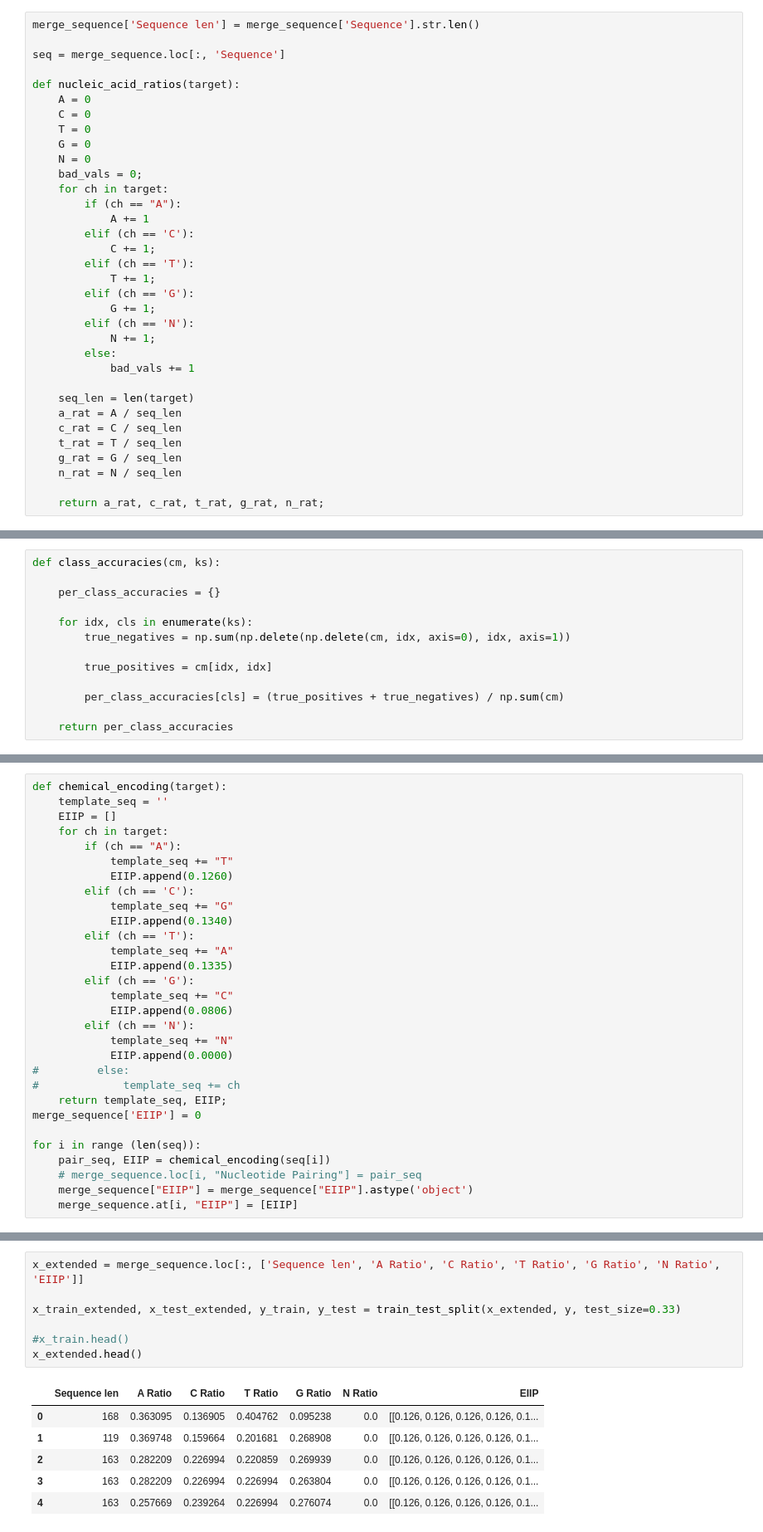
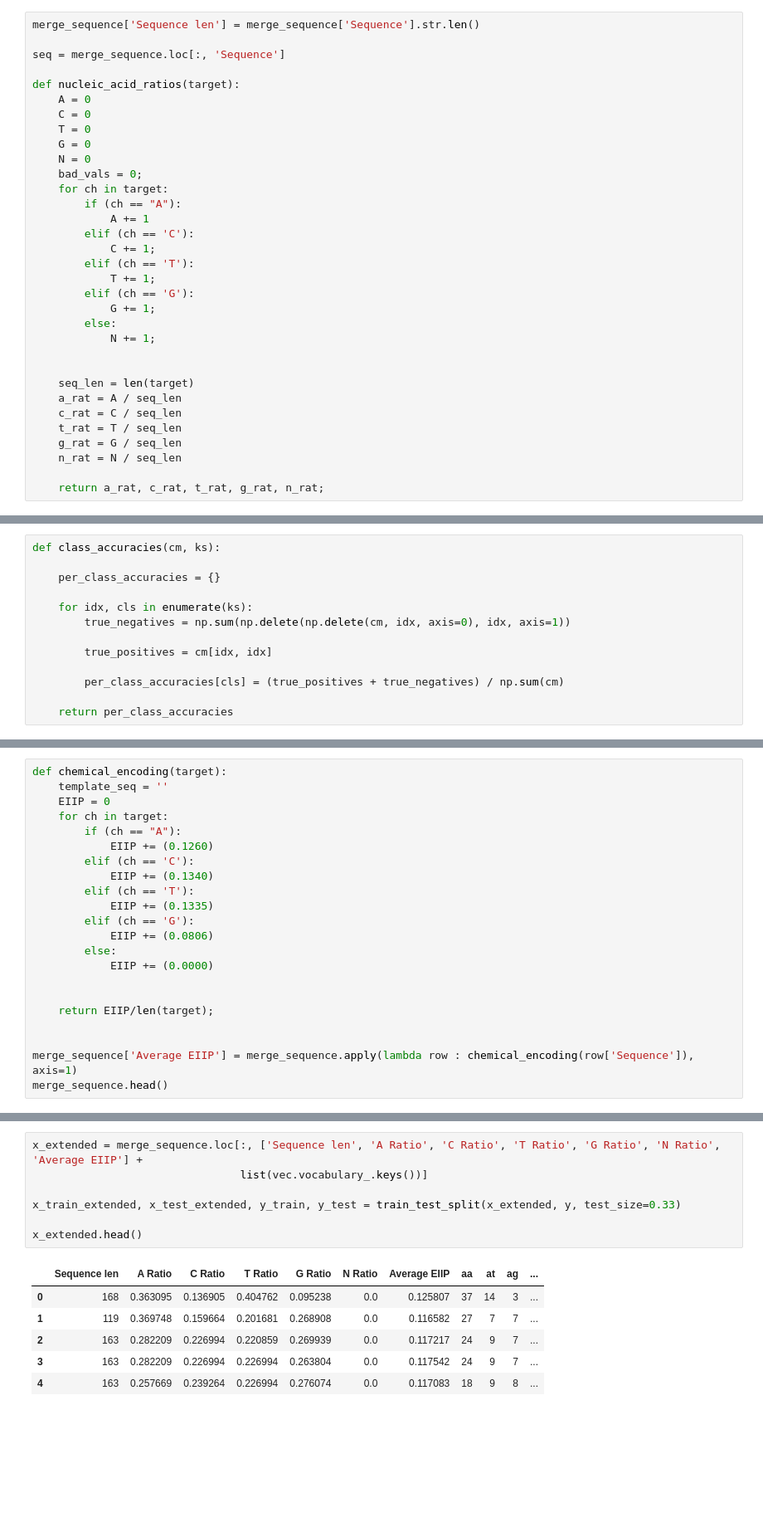
Before and after one commit to azuchows/rna_class, a Jupyter notebook: RNA_Classification.ipynb, the cells around one changed output, grey strips where cells are left out. Shown at 83% size. Cells and saved outputs as stored; diff of their text form; blank space fills up the shorter version.

```diff
--- a/RNA_Classification.ipynb
+++ b/RNA_Classification.ipynb
@@ -226,10 +235,9 @@ def nucleic_acid_ratios(target):
             T += 1;
         elif (ch == 'G'):
             G += 1;
-        elif (ch == 'N'):
+        else:
             N += 1;
-        else:
-            bad_vals += 1
+
 
     seq_len = len(target)
     a_rat = A / seq_len
@@ -452,31 +476,23 @@ Output dimensions of EIIP should be equal to the length of the original sequence
 # %%
 def chemical_encoding(target):
     template_seq = ''
-    EIIP = []
+    EIIP = 0
     for ch in target:
         if (ch == "A"):
-            template_seq += "T"
-            EIIP.append(0.1260)
+            EIIP += (0.1260)
         elif (ch == 'C'):
-            template_seq += "G"
-            EIIP.append(0.1340)
+            EIIP += (0.1340)
         elif (ch == 'T'):
-            template_seq += "A"
-            EIIP.append(0.1335)
+            EIIP += (0.1335)
         elif (ch == 'G'):
-            template_seq += "C"
-            EIIP.append(0.0806)
-        elif (ch == 'N'):
-            template_seq += "N"
-            EIIP.append(0.0000)
-#         else:
-#             template_seq += ch
-    return template_seq, EIIP;
-merge_sequence['EIIP'] = 0
+            EIIP += (0.0806)
+        else:
+            EIIP += (0.0000)
 
-for i in range (len(seq)):
-    pair_seq, EIIP = chemical_encoding(seq[i])
-    # merge_sequence.loc[i, "Nucleotide Pairing"] = pair_seq
-    merge_sequence["EIIP"] = merge_sequence["EIIP"].astype('object')
-    merge_sequence.at[i, "EIIP"] = [EIIP]
+
+    return EIIP/len(target);
+
+
+merge_sequence['Average EIIP'] = merge_sequence.apply(lambda row : chemical_encoding(row['Sequence']), axis=1)
+merge_sequence.head()
 # %% [output]
@@ -484,14 +506,14 @@ KeyboardInterrupt:
 # %%
-x_extended = merge_sequence.loc[:, ['Sequence len', 'A Ratio', 'C Ratio', 'T Ratio', 'G Ratio', 'N Ratio', 'EIIP']]
+x_extended = merge_sequence.loc[:, ['Sequence len', 'A Ratio', 'C Ratio', 'T Ratio', 'G Ratio', 'N Ratio', 'Average EIIP'] +
+                                list(vec.vocabulary_.keys())]
 
 x_train_extended, x_test_extended, y_train, y_test = train_test_split(x_extended, y, test_size=0.33)
 
-#x_train.head()
 x_extended.head()
 # %% [output]
-|  | Sequence len | A Ratio | C Ratio | T Ratio | G Ratio | N Ratio | EIIP |
-| 0 | 168 | 0.363095 | 0.136905 | 0.404762 | 0.095238 | 0.0 | [[0.126, 0.126, 0.126, 0.126, 0.1... |
-| 1 | 119 | 0.369748 | 0.159664 | 0.201681 | 0.268908 | 0.0 | [[0.126, 0.126, 0.126, 0.126, 0.1... |
-| 2 | 163 | 0.282209 | 0.226994 | 0.220859 | 0.269939 | 0.0 | [[0.126, 0.126, 0.126, 0.126, 0.1... |
-| 3 | 163 | 0.282209 | 0.226994 | 0.226994 | 0.263804 | 0.0 | [[0.126, 0.126, 0.126, 0.126, 0.1... |
-| 4 | 163 | 0.257669 | 0.239264 | 0.226994 | 0.276074 | 0.0 | [[0.126, 0.126, 0.126, 0.126, 0.1... |
+|  | Sequence len | A Ratio | C Ratio | T Ratio | G Ratio | N Ratio | Average EIIP | aa | at | ag | ... |
+| 0 | 168 | 0.363095 | 0.136905 | 0.404762 | 0.095238 | 0.0 | 0.125807 | 37 | 14 | 3 | ... |
+| 1 | 119 | 0.369748 | 0.159664 | 0.201681 | 0.268908 | 0.0 | 0.116582 | 27 | 7 | 7 | ... |
+| 2 | 163 | 0.282209 | 0.226994 | 0.220859 | 0.269939 | 0.0 | 0.117217 | 24 | 9 | 7 | ... |
+| 3 | 163 | 0.282209 | 0.226994 | 0.226994 | 0.263804 | 0.0 | 0.117542 | 24 | 9 | 7 | ... |
+| 4 | 163 | 0.257669 | 0.239264 | 0.226994 | 0.276074 | 0.0 | 0.117083 | 18 | 9 | 8 | ... |
```
Also changed, not shown: parts of 31 cells of this notebook, 1 other file.
